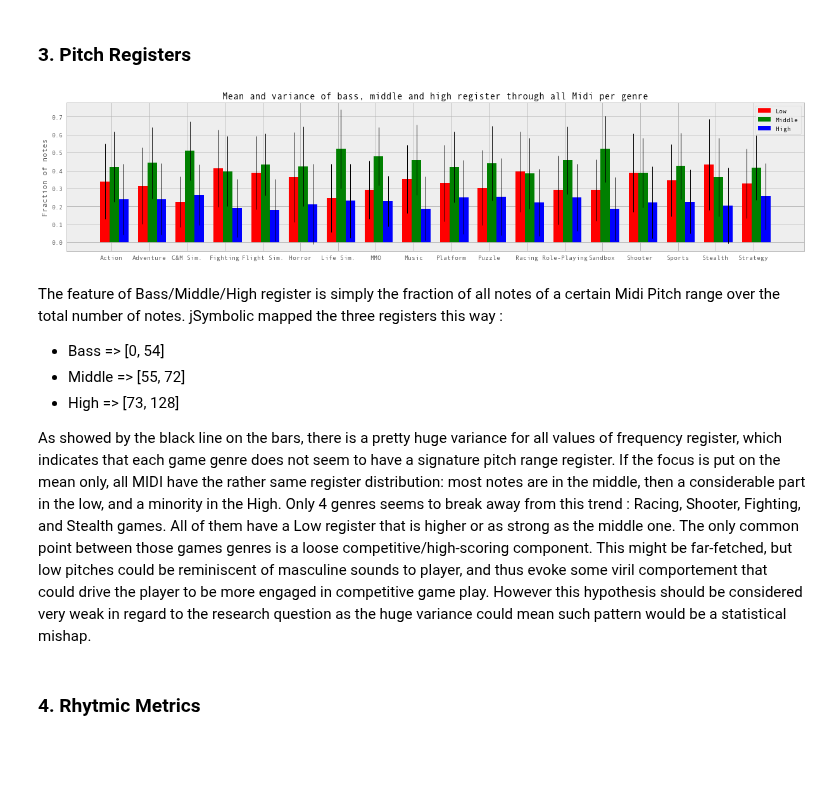
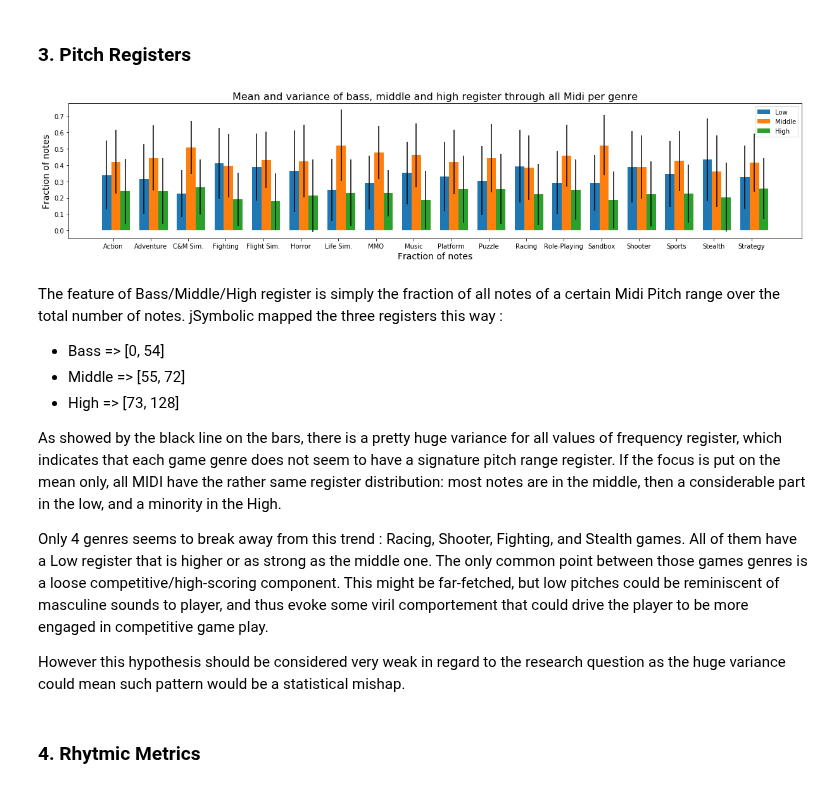
Before and after one commit to cedricviaccoz/musicology, a Jupyter notebook: dataset/JSymbolic Feat. Analysis & Discussion.ipynb, the cells around one changed output. Saved outputs shown, nothing was run; the diff lists cells and outputs as text; code cells hidden in the pictures; blank space fills up the shorter version.

```diff
--- a/dataset/JSymbolic Feat. Analysis & Discussion.ipynb
+++ b/dataset/JSymbolic Feat. Analysis & Discussion.ipynb
@@ -28,11 +13,14 @@ df.set_index('file_name', inplace=True)
 # %%
-num_games = len(df.groupby(['tgdb_platform', 'tgdb_gametitle']))
+df_genres = pd.read_csv('midi_dataframe_genres_flattened.csv', parse_dates=[11], index_col='file_name')
+
+num_games = len(df_genres.groupby(['tgdb_platform', 'tgdb_gametitle']))
 print('There is %d midi files, from %d games, with %d midis matched with tgdb'
-      %(len(df),
+      %(len(df_genres.groupby('file_name')),
         num_games,
-        (df.tgdb_gametitle.notnull().sum())))
+        (df_genres.tgdb_gametitle.notnull().sum())))
+
 df_features = pd.read_csv('features.csv').set_index('file_name')
 print("There is %d midi files with computed features"%(len(df_features)))
 
-print("After removing not valid midi files, we have %d files"%(len(df.join(df_features, how='inner'))))
+print("After removing not valid midi files, we have %d files"%(len(df_genres.join(df_features, how='inner').groupby('file_name'))))
 # %% [output]
@@ -40,10 +28,7 @@ There is 22179 midi files, from 3243 games, with 22179 midis matched with tgdb
 There is 31483 midi files with computed features
 After removing not valid midi files, we have 22005 files
-# %%
-df_genres = df.tgdb_genres.map(literal_eval, 'ignore').apply(pd.Series).stack().reset_index(level=1, drop=True).reset_index().set_index('file_name')
-df_genres.columns = ['genre']
 # %%
-df_pred = df_genres.join(df_features, how='inner')
+df_pred = df_genres[['genre']].join(df_features, how='inner')
 # For more easy displaying of the genre title on the graph
 df_pred['genre'] = df_pred['genre'].apply(lambda x : x.replace("Simulator", "Sim.").replace("Simulation", "Sim.").\
              replace("Construction and Management", "C&M"))
@@ -160,35 +160,40 @@ Name: count, dtype: float64
 # %%
 #Dynamic range distribution according to genre :
 hi = "Importance_of_High_Register"
 mid = "Importance_of_Middle_Register"
 lo = "Importance_of_Bass_Register"
 
 dyn_df = groupby_stats[[hi, mid, lo]]
 ind = np.arange(len(dyn_df))
 fig, ax = plt.subplots()
 width = 0.25
-rects_lo = ax.bar(ind, dyn_df[lo]['mean'], width, color='r', yerr=dyn_df[lo]['std'])
-rects_mi = ax.bar(ind+width, dyn_df[mid]['mean'], width, color='g', yerr=dyn_df[mid]['std'])
-rects_hi = ax.bar(ind+2*width, dyn_df[hi]['mean'], width, color='b', yerr=dyn_df[hi]['std'])
+rects_lo = ax.bar(ind, dyn_df[lo]['mean'], width, yerr=dyn_df[lo]['std'])
+rects_mi = ax.bar(ind+width, dyn_df[mid]['mean'], width, yerr=dyn_df[mid]['std'])
+rects_hi = ax.bar(ind+2*width, dyn_df[hi]['mean'], width, yerr=dyn_df[hi]['std'])
 
 ax.legend((rects_lo[0], rects_mi[0], rects_hi[0]), ('Low', 'Middle', 'High'))
 ax.set_xticks(ind + (width+0.1) / 2)
 ax.set_xticklabels(games_genre)
 
-ax.set_title('Mean and variance of bass, middle and high register through all Midi per genre')
-ax.set_ylabel('Fraction of notes')
+ax.set_title('Mean and variance of bass, middle and high register through all Midi per genre', size=16)
+ax.set_ylabel('Fraction of notes', size=14)
+ax.set_xlabel('Fraction of notes', size=14)
 fig.set_size_inches((17,4))
 plt.tight_layout()
 plt.show()
 # %% [output]
-[figure, old version]
+[figure, new version]
 # %% [markdown]
 The feature of Bass/Middle/High register is simply the fraction of all notes of a certain Midi Pitch range over the total number of notes. jSymbolic mapped the three registers this way :
 * Bass => [0, 54]
 * Middle => [55, 72]
 * High => [73, 128]
 
-As showed by the black line on the bars, there is a pretty huge variance for all values of frequency register, which indicates that each game genre does not seem to have a signature pitch range register. If the focus is put on the mean only, all MIDI have the rather same register distribution: most notes are in the middle, then a considerable part in the low, and a minority in the High. Only 4 genres seems to break away from this trend : Racing, Shooter, Fighting, and Stealth games. All of them have a Low register that is higher or as strong as the middle one. The only common point between those games genres is a loose competitive/high-scoring component. This might be far-fetched, but low pitches could be reminiscent of masculine sounds to player, and thus evoke some viril comportement that could drive the player to be more engaged in competitive game play. However this hypothesis should be considered very weak in regard to the research question as the huge variance could mean such pattern would be a statistical mishap.
+As showed by the black line on the bars, there is a pretty huge variance for all values of frequency register, which indicates that each game genre does not seem to have a signature pitch range register. If the focus is put on the mean only, all MIDI have the rather same register distribution: most notes are in the middle, then a considerable part in the low, and a minority in the High.
+
+Only 4 genres seems to break away from this trend : Racing, Shooter, Fighting, and Stealth games. All of them have a Low register that is higher or as strong as the middle one. The only common point between those games genres is a loose competitive/high-scoring component. This might be far-fetched, but low pitches could be reminiscent of masculine sounds to player, and thus evoke some viril comportement that could drive the player to be more engaged in competitive game play.
+
+However this hypothesis should be considered very weak in regard to the research question as the huge variance could mean such pattern would be a statistical mishap.
 # %% [markdown]
 ### 4. Rhytmic Metrics
 # %% [markdown]
```
Also changed, not shown: parts of 20 cells of this notebook, 1 other file.
